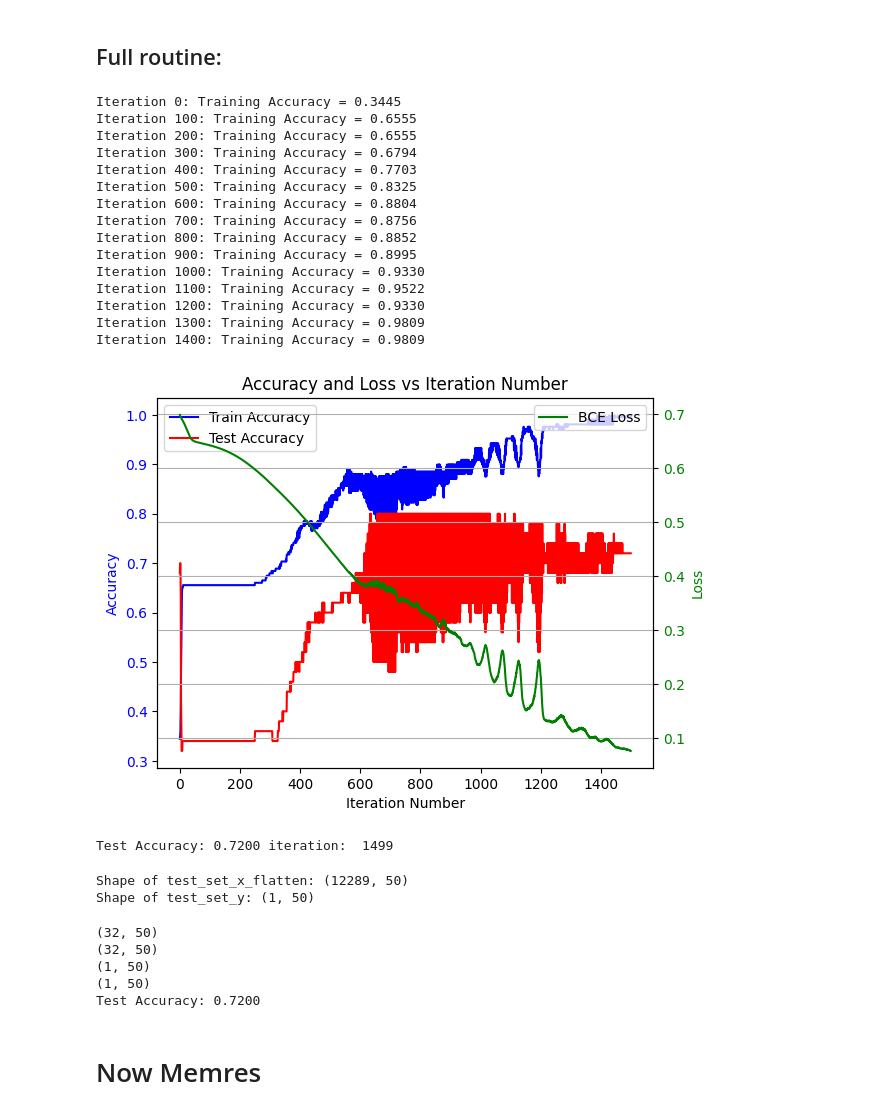
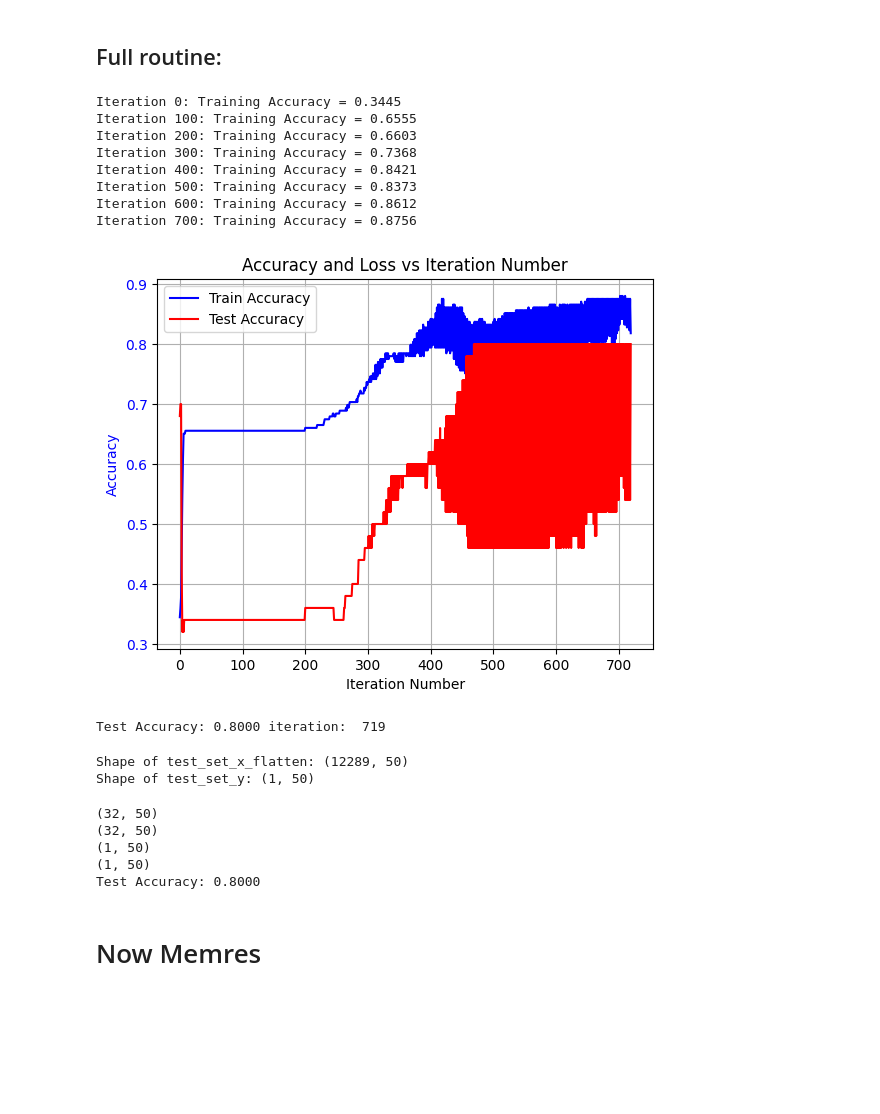
Before and after one commit to guduart02sa/ResistiveMemoryImageRecognition, a Jupyter notebook: Part3.ipynb, the cells around one changed output. Saved outputs shown, nothing was run; the diff lists cells and outputs as text; code cells hidden in the pictures; blank space fills up the shorter version.

```diff
--- a/Part3.ipynb
+++ b/Part3.ipynb
@@ -98,7 +98,7 @@ acc_vec = []
 acc_vec_train = []
 loss_vec = []
 
-for i in range(1500):
+for i in range(720):
     # Forward pass
     Z1 = V @ train_set_x_flatten  # Linear transformation for hidden layer
     H = np.maximum(0, Z1)  # ReLU activation
@@ -128,59 +128,45 @@ for i in range(1500):
     test_acc = calculate_accuracy_2(A_test,test_set_y)
     acc_vec.append(test_acc)
 
-    #if(test_acc >= 0.80 and i>720):
-    #    print(f"Test Accuracy: {test_acc:.4f}","iteration: ",i)
-    #    break
+
 
     # Compute BCE loss (add epsilon to avoid log(0))
     epsilon = 1e-9
     loss = -np.mean(train_set_y * np.log(A2 + epsilon) + (1 - train_set_y) * np.log(1 - A2 + epsilon))
     loss_vec.append(loss)
 
     # Monitor accuracy
     if i % 100 == 0:
         accuracy = calculate_accuracy_2(A2, train_set_y)
         print(f"Iteration {i}: Training Accuracy = {accuracy:.4f}")
 
 # Plotting with twin axes
 plt.figure()
 ax1 = plt.gca()
 ax1.plot(range(len(acc_vec_train)), acc_vec_train, 'b-', label='Train Accuracy')
 ax1.plot(range(len(acc_vec)), acc_vec, 'r-', label='Test Accuracy')
 ax1.set_xlabel('Iteration Number')
 ax1.set_ylabel('Accuracy', color='b')
 ax1.tick_params(axis='y', labelcolor='b')
 ax1.legend(loc='upper left')
 
-ax2 = ax1.twinx()
-ax2.plot(range(len(loss_vec)), loss_vec, 'g-', label='BCE Loss')
-ax2.set_ylabel('Loss', color='g')
-ax2.tick_params(axis='y', labelcolor='g')
-ax2.legend(loc='upper right')
 
 plt.title('Accuracy and Loss vs Iteration Number')
 plt.grid(True)
 plt.show()
 
 print(f"Test Accuracy: {test_acc:.4f}","iteration: ",i)
 # %% [output]
 Iteration 0: Training Accuracy = 0.3445
 Iteration 100: Training Accuracy = 0.6555
-Iteration 200: Training Accuracy = 0.6555
-Iteration 300: Training Accuracy = 0.6794
-Iteration 400: Training Accuracy = 0.7703
-Iteration 500: Training Accuracy = 0.8325
-Iteration 600: Training Accuracy = 0.8804
+Iteration 200: Training Accuracy = 0.6603
+Iteration 300: Training Accuracy = 0.7368
+Iteration 400: Training Accuracy = 0.8421
+Iteration 500: Training Accuracy = 0.8373
+Iteration 600: Training Accuracy = 0.8612
 Iteration 700: Training Accuracy = 0.8756
-Iteration 800: Training Accuracy = 0.8852
-Iteration 900: Training Accuracy = 0.8995
-Iteration 1000: Training Accuracy = 0.9330
-Iteration 1100: Training Accuracy = 0.9522
-Iteration 1200: Training Accuracy = 0.9330
-Iteration 1300: Training Accuracy = 0.9809
-Iteration 1400: Training Accuracy = 0.9809
-[figure, old version]
+[figure, new version]
-Test Accuracy: 0.7200 iteration:  1499
+Test Accuracy: 0.8000 iteration:  719
 # %%
 # Append 1's for bias
 #test_set_x_flatten_test = np.vstack([test_set_x_flatten_test, np.ones((1, m_test))])
@@ -207,7 +193,7 @@ print(f"Test Accuracy: {calculate_accuracy_2(A_test,test_set_y):.4f}")
 (32, 50)
 (1, 50)
 (1, 50)
-Test Accuracy: 0.7200
+Test Accuracy: 0.8000
 # %% [markdown]
 # Now Memres
 # %%
```
Also changed, not shown: parts of 16 cells of this notebook, 1 other file.
